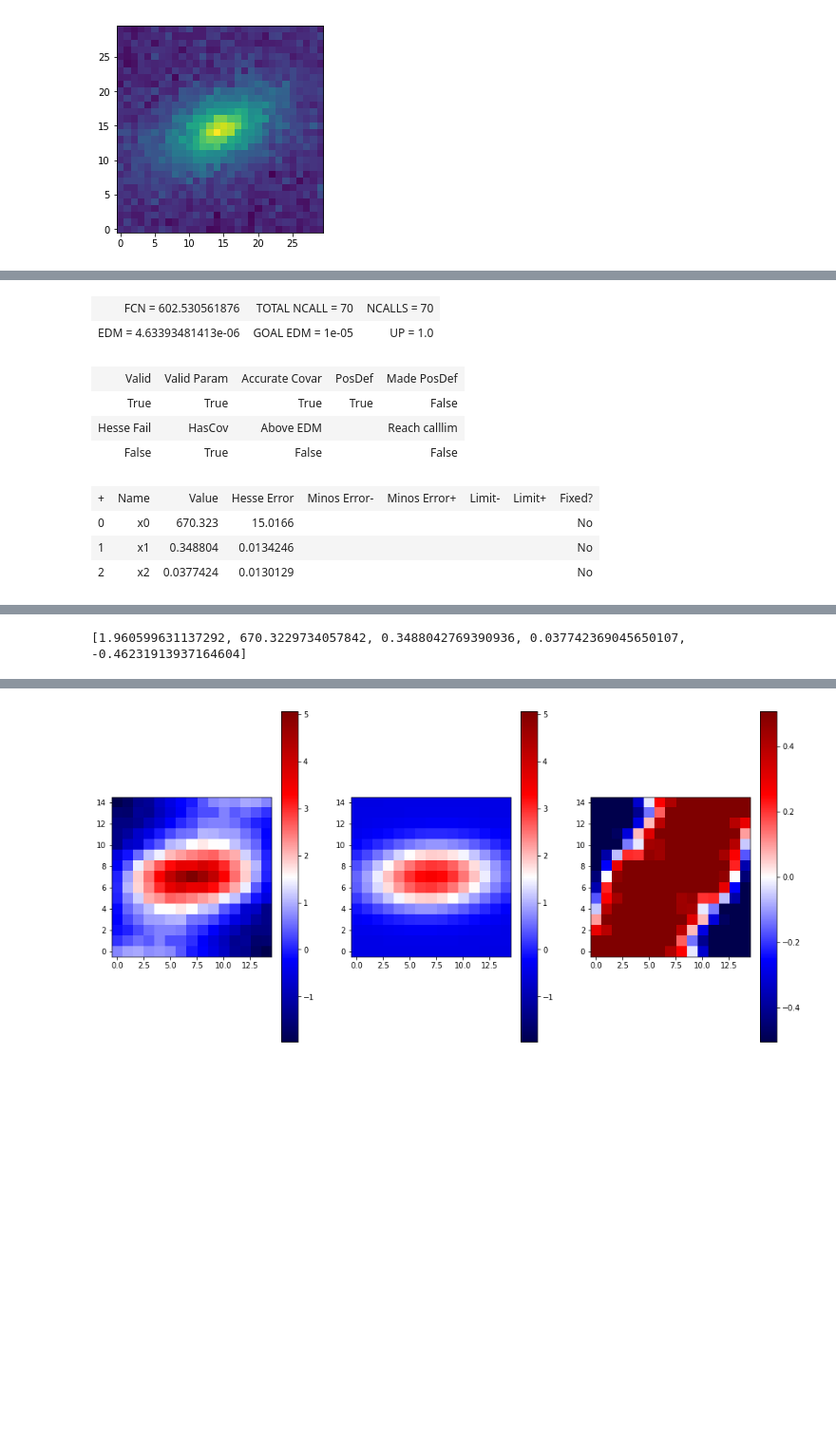
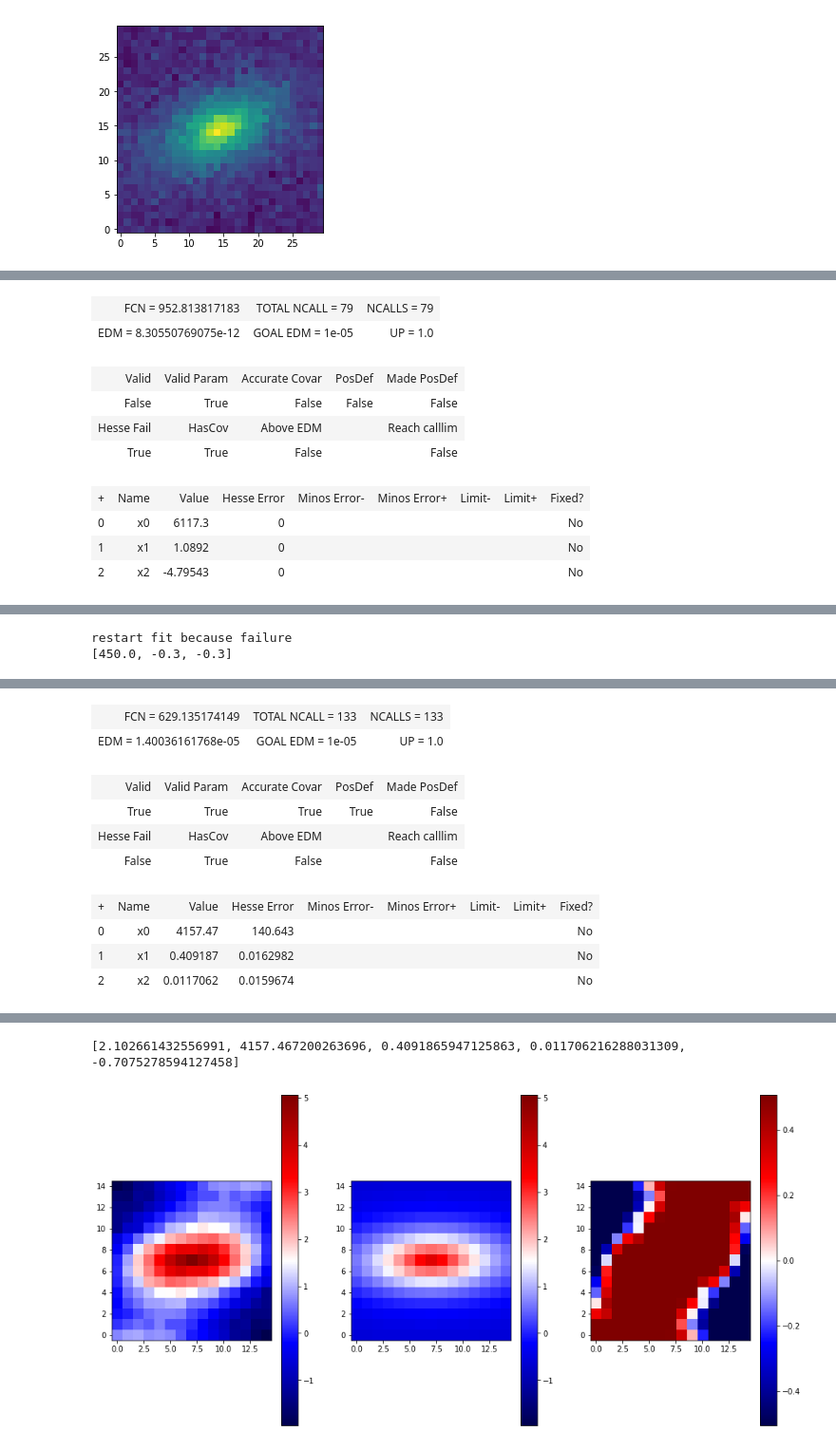
Before and after one commit to PFLeget/treegp, a Jupyter notebook: treegp/robust_fit.ipynb, the cells around one changed output, grey strips where cells are left out. Shown: that part at 95% size. Cells and saved outputs as stored; diff of their text form; code cells hidden in the pictures; blank space fills up the shorter version.

Commit message:
map parameters in case of failure

```diff
--- a/treegp/robust_fit.ipynb
+++ b/treegp/robust_fit.ipynb
@@ -159,25 +163,36 @@ class robust_2dfit(object):
         return self.chi2_value
 
     def _minimize_minuit(self, p0 = [3000., 0.2, 0.2]):
-
-        self.m = Minuit.from_array_func(self.chi2, p0)
-        self.m.migrad()
+        with warnings.catch_warnings():
+            warnings.simplefilter("ignore")
+            self.m = Minuit.from_array_func(self.chi2, p0)
+            self.m.migrad()
         results = [self.m.values[key] for key in self.m.values.keys()]
         self._minuit_result = results
         self.result = [np.sqrt(self.alpha[0][0]), results[0],
                        results[1], results[2],
                        self.alpha[1][0]]
         chi2 = self.chi2(self.result)
-        self.kernel_fit = self.alpha[0][0] * self.kernel_fit
+        self.kernel_fit = np.sqrt(self.alpha[0][0])**2 * self.kernel_fit
 
     def minimize_minuit(self, p0 = [3000., 0.2, 0.2]):
 
         self._minimize_minuit(p0=p0)
 
         if not self.m.migrad_ok():
-            for i in range(10):
+            N_restart = 3
+            g1 = np.linspace(-0.3, 0.3, N_restart)
+            size = np.linspace(p0[0] - p0[0]/10., 2*p0[0], N_restart)
+            g1, g2, size = np.meshgrid(g1, g1, size)
+            N_restart = int(N_restart**3)
+            g1 = g1.reshape(N_restart)
+            g2 = g2.reshape(N_restart)
+            size = size.reshape(N_restart)
+            for i in range(N_restart):
                 print "restart fit because failure"
-                self._minimize_minuit(p0=self._minuit_result)
+                new_p0 = [size[i], g1[i], g2[i]]
+                print new_p0
+                self._minimize_minuit(p0=new_p0)
                 if self.m.migrad_ok():
                     break
 
@@ -261,23 +278,24 @@ y = dic['gp_output']['gpv.2pcf_dist'][:,1]
 w = dic['gp_output']['gpv.2pcf_weight']
 mask = dic['gp_output']['gpu.2pcf_mask']
 
-A = eval_kernel("2 * AnisotropicRBF(invLam=np.array([[1., 0], [0., 1.]]))")
+A = eval_kernel("2 * AnisotropicVonKarman(invLam=np.array([[1., 0], [0., 1.]]))")
 #fg = fit_gauss(x, y, z, w, mask=mask)
 fg = robust_2dfit(A, z, x, y, w, mask=mask)
-fg.minimize_minuit(p0 = [600., 0.2, 0.2])
+fg.minimize_minuit(p0 = [500., 0.2, 0.2])
 fg.plot_result()
 #fg.m.migrad_ok()
 # %% [output]
 [interactive output not drawn]
-| FCN = 602.530561876 | TOTAL NCALL = 70 | NCALLS = 70 |
-| EDM = 4.63393481413e-06 | GOAL EDM = 1e-05 | UP = 1.0 |
+| FCN = 952.813817183 | TOTAL NCALL = 79 | NCALLS = 79 |
+| EDM = 8.30550769075e-12 | GOAL EDM = 1e-05 | UP = 1.0 |
 | Valid | Valid Param | Accurate Covar | PosDef | Made PosDef |
-| True | True | True | True | False |
+| False | True | False | False | False |
 | Hesse Fail | HasCov | Above EDM |  | Reach calllim |
-| False | True | False |  | False |
+| True | True | False |  | False |
 | + | Name | Value | Hesse Error | Minos Error- | Minos Error+ | Limit- | Limit+ | Fixed? |
-| 0 | x0 | 670.323 | 15.0166 |  |  |  |  | No |
-| 1 | x1 | 0.348804 | 0.0134246 |  |  |  |  | No |
-| 2 | x2 | 0.0377424 | 0.0130129 |  |  |  |  | No |
+| 0 | x0 | 6117.3 | 0 |  |  |  |  | No |
+| 1 | x1 | 1.0892 | 0 |  |  |  |  | No |
+| 2 | x2 | -4.79543 | 0 |  |  |  |  | No |
 [interactive output not drawn]
-[1.960599631137292, 670.3229734057842, 0.3488042769390936, 0.037742369045650107, -0.46231913937164604]
+restart fit because failure
+[450.0, -0.3, -0.3]
@@ -283,0 +303,10 @@ fg.plot_result()
+| FCN = 629.135174149 | TOTAL NCALL = 133 | NCALLS = 133 |
+| EDM = 1.40036161768e-05 | GOAL EDM = 1e-05 | UP = 1.0 |
+| Valid | Valid Param | Accurate Covar | PosDef | Made PosDef |
+| True | True | True | True | False |
+| Hesse Fail | HasCov | Above EDM |  | Reach calllim |
+| False | True | False |  | False |
+| + | Name | Value | Hesse Error | Minos Error- | Minos Error+ | Limit- | Limit+ | Fixed? |
+| 0 | x0 | 4157.47 | 140.643 |  |  |  |  | No |
+| 1 | x1 | 0.409187 | 0.0162982 |  |  |  |  | No |
+| 2 | x2 | 0.0117062 | 0.0159674 |  |  |  |  | No |
@@ -284 +314,2 @@ fg.plot_result()
+[2.102661432556991, 4157.467200263696, 0.4091865947125863, 0.011706216288031309, -0.7075278594127458]
-[figure, old version]
+[figure, new version]
```
Also changed, not shown: parts of 13 cells of this notebook.
